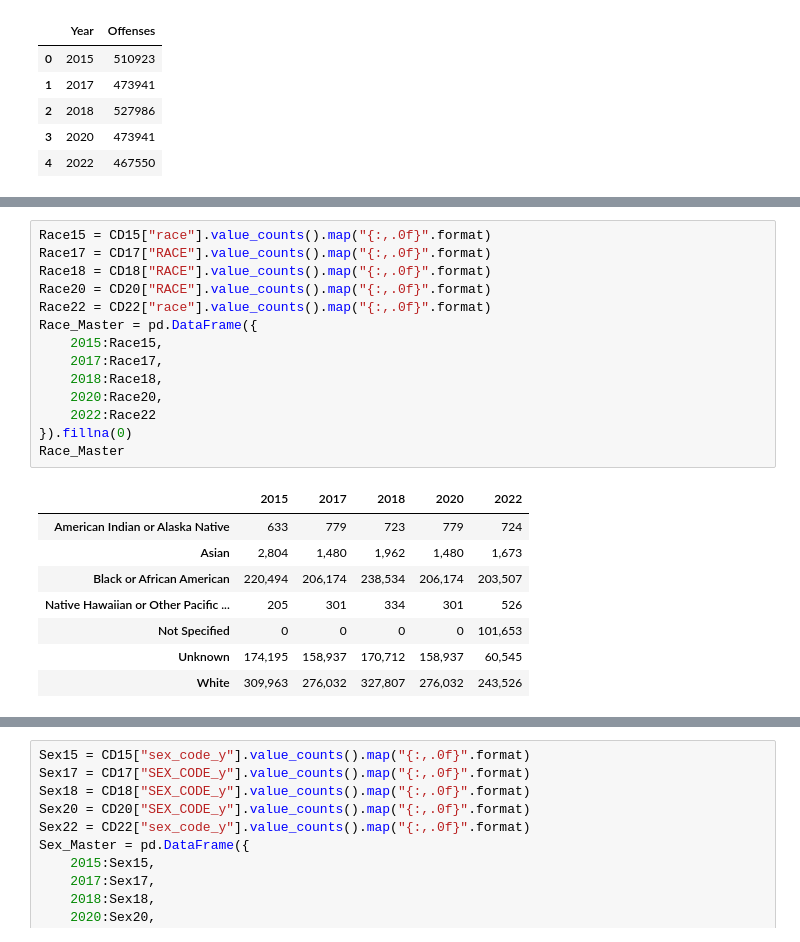
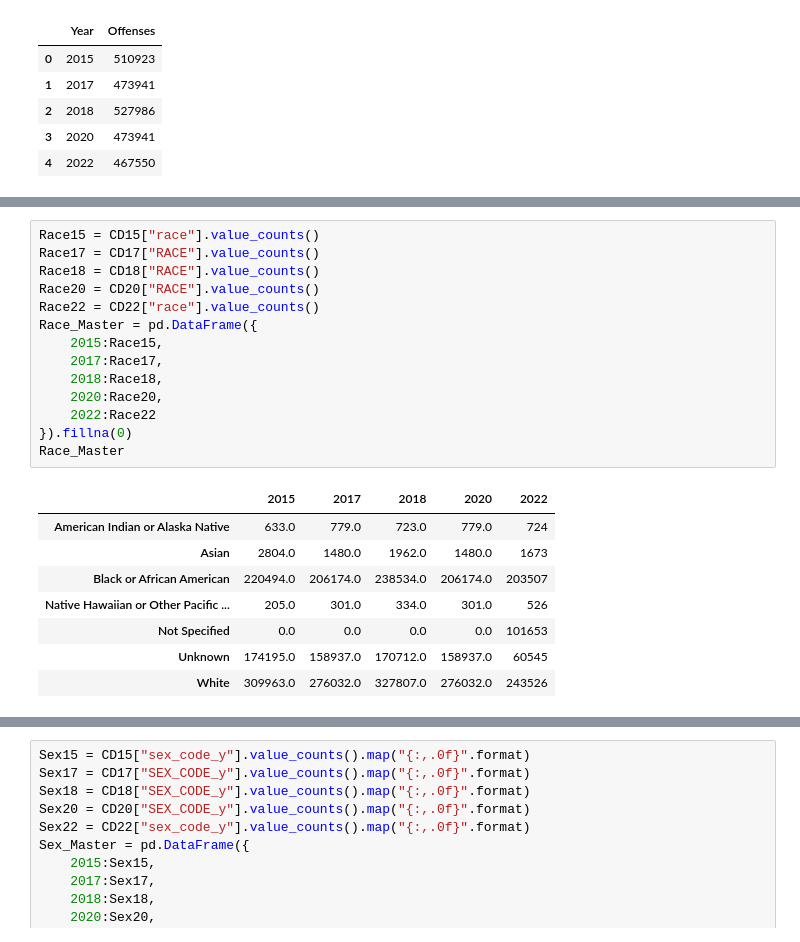
Before and after one commit to EFMelville/project-one, a Jupyter notebook: Master_Data_Ref_All.ipynb, the cells around one changed output, grey strips where cells are left out. Cells and saved outputs as stored; diff of their text form.

```diff
--- a/Master_Data_Ref_All.ipynb
+++ b/Master_Data_Ref_All.ipynb
@@ -58,23 +66,23 @@ Offenses_Master
 # %%
-Race15 = CD15["race"].value_counts().map("{:,.0f}".format)
-Race17 = CD17["RACE"].value_counts().map("{:,.0f}".format)
-Race18 = CD18["RACE"].value_counts().map("{:,.0f}".format)
-Race20 = CD20["RACE"].value_counts().map("{:,.0f}".format)
-Race22 = CD22["race"].value_counts().map("{:,.0f}".format)
+Race15 = CD15["race"].value_counts()
+Race17 = CD17["RACE"].value_counts()
+Race18 = CD18["RACE"].value_counts()
+Race20 = CD20["RACE"].value_counts()
+Race22 = CD22["race"].value_counts()
 Race_Master = pd.DataFrame({
     2015:Race15,
     2017:Race17,
     2018:Race18,
     2020:Race20,
     2022:Race22
 }).fillna(0)
 Race_Master
 # %% [output]
 |  | 2015 | 2017 | 2018 | 2020 | 2022 |
-| American Indian or Alaska Native | 633 | 779 | 723 | 779 | 724 |
-| Asian | 2,804 | 1,480 | 1,962 | 1,480 | 1,673 |
-| Black or African American | 220,494 | 206,174 | 238,534 | 206,174 | 203,507 |
-| Native Hawaiian or Other Pacific ... | 205 | 301 | 334 | 301 | 526 |
-| Not Specified | 0 | 0 | 0 | 0 | 101,653 |
-| Unknown | 174,195 | 158,937 | 170,712 | 158,937 | 60,545 |
-| White | 309,963 | 276,032 | 327,807 | 276,032 | 243,526 |
+| American Indian or Alaska Native | 633.0 | 779.0 | 723.0 | 779.0 | 724 |
+| Asian | 2804.0 | 1480.0 | 1962.0 | 1480.0 | 1673 |
+| Black or African American | 220494.0 | 206174.0 | 238534.0 | 206174.0 | 203507 |
+| Native Hawaiian or Other Pacific ... | 205.0 | 301.0 | 334.0 | 301.0 | 526 |
+| Not Specified | 0.0 | 0.0 | 0.0 | 0.0 | 101653 |
+| Unknown | 174195.0 | 158937.0 | 170712.0 | 158937.0 | 60545 |
+| White | 309963.0 | 276032.0 | 327807.0 | 276032.0 | 243526 |
```
Also changed, not shown: parts of 4 cells of this notebook.
